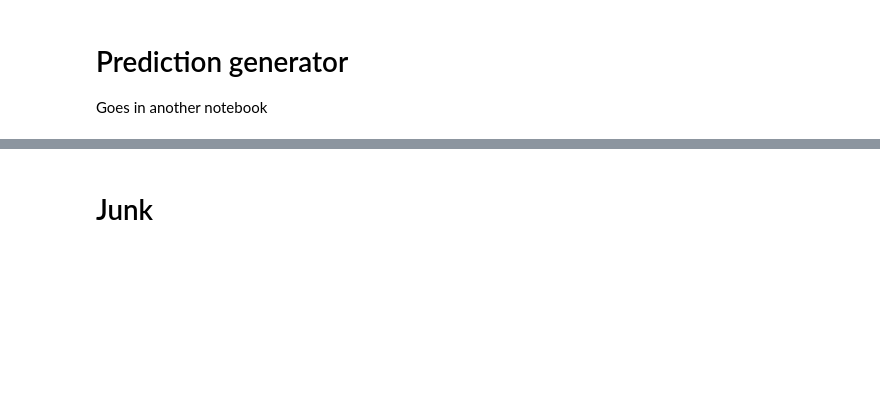
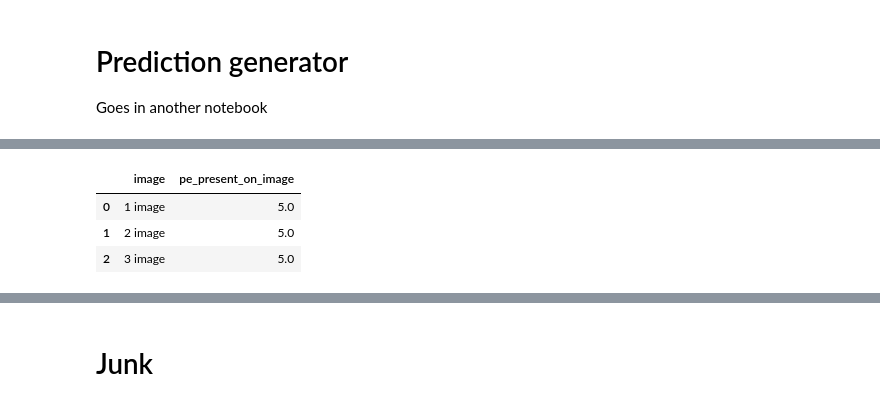
Before and after one commit to kperkins411/KAGGLE_RSNA_PE_20, a Jupyter notebook: notebook/KP_rsna_gen_submission.ipynb, the cells around one changed output, grey strips where cells are left out. Saved outputs shown, nothing was run; the diff lists cells and outputs as text; code cells hidden in the pictures; blank space fills up the shorter version.

```diff
--- a/notebook/KP_rsna_gen_submission.ipynb
+++ b/notebook/KP_rsna_gen_submission.ipynb
@@ -392,3 +357,15 @@ AttributeError: 'int' object has no attribute 'extend'
+# %%
+df_image_results=pd.DataFrame( columns=['image','pe_present_on_image' ])
+df_image_results=df_image_results.append({'image':'1 image', 'pe_present_on_image':5.0}, ignore_index=True)
+df_image_results=df_image_results.append({'image':'2 image', 'pe_present_on_image':5.0}, ignore_index=True)
+df_image_results=df_image_results.append({'image':'3 image', 'pe_present_on_image':5.0}, ignore_index=True)
+
+df_image_results.head()
+# %% [output]
+|  | image | pe_present_on_image |
+| 0 | 1 image | 5.0 |
+| 1 | 2 image | 5.0 |
+| 2 | 3 image | 5.0 |
 # %%
 %time
 
```
Also changed, not shown: parts of 6 cells of this notebook.
